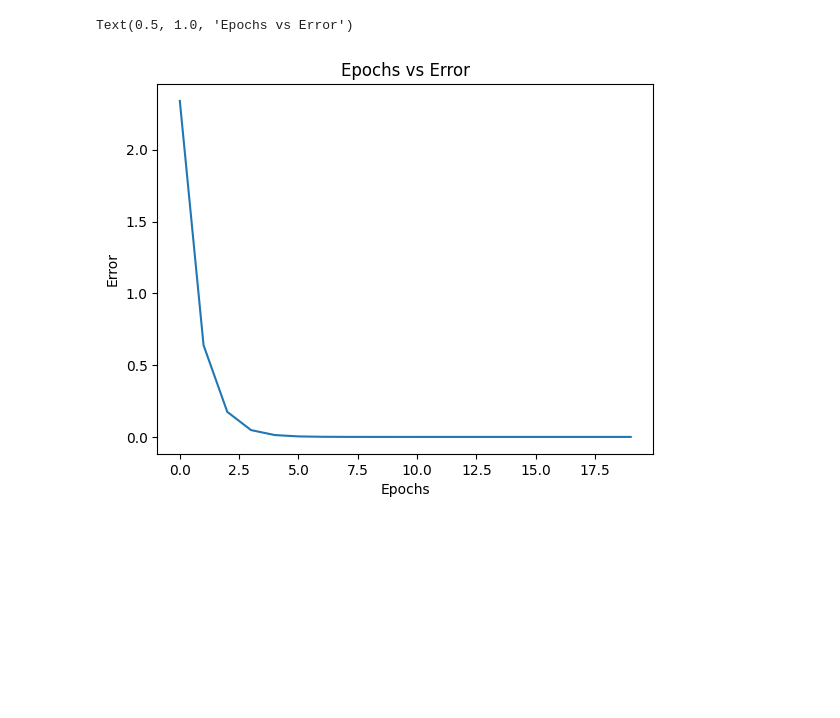
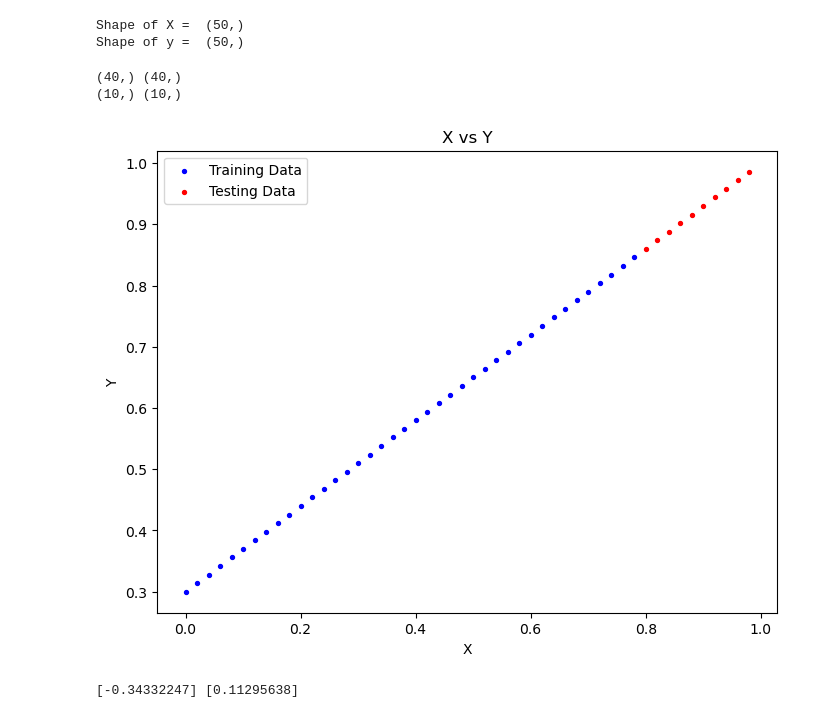
Before and after one commit to Sangyog10/Labsheet_AI, a Jupyter notebook: neural-network/nn3.ipynb, the cells around one changed output. Cells and saved outputs as stored; diff of their text form; code cells hidden in the pictures; blank space fills up the shorter version.

```diff
--- a/neural-network/nn3.ipynb
+++ b/neural-network/nn3.ipynb
@@ -60,8 +4,44 @@ print(wh1,wh2,w11,w12,w21,w22)
-# %%
-plt.plot(range(epochs),errorList)
-plt.xlabel("Epochs")
-plt.ylabel("Error")
-plt.title("Epochs vs Error")
-# %% [output]
-Text(0.5, 1.0, 'Epochs vs Error')
-[figure, removed]
+# %%
+m = 0.7
+c = 0.3
+
+X = np.arange(0,1,0.02)
+y = m*X+c
+
+print("Shape of X = ",X.shape)
+print("Shape of y = ", y.shape)
+# %% [output]
+Shape of X =  (50,)
+Shape of y =  (50,)
+# %%
+split = int(len(X)*0.8)
+X_train, y_train = X[:split], y[:split]
+X_test, y_test = X[split:], y[split:]
+print(X_train.shape, y_train.shape)
+print(X_test.shape, y_test.shape)
+# %% [output]
+(40,) (40,)
+(10,) (10,)
+# %%
+def plot_data(X_train=X_train, y_train=y_train, X_test = X_test, y_test = y_test, predictions=None):
+
+    plt.figure(figsize=(8,6))
+    plt.xlabel('X')
+    plt.ylabel('Y')
+    plt.title('X vs Y')
+    plt.scatter(X_train, y_train, c='b', s=8, label='Training Data')
+    plt.scatter(X_test, y_test, c='r', s=8, label='Testing Data')
+    if predictions is not None:
+        plt.scatter(X_test, predictions, c='g', s=8, label='Predicted Data')
+
+    plt.legend()
+# %%
+plot_data()
+# %% [output]
+[figure, added]
+# %%
+W = np.random.randn(1)
+b = np.random.randn(1)
+print(W,b)
+# %% [output]
+[-0.34332247] [0.11295638]
```
Also changed, not shown: parts of 8 cells of this notebook, 1 other file.
